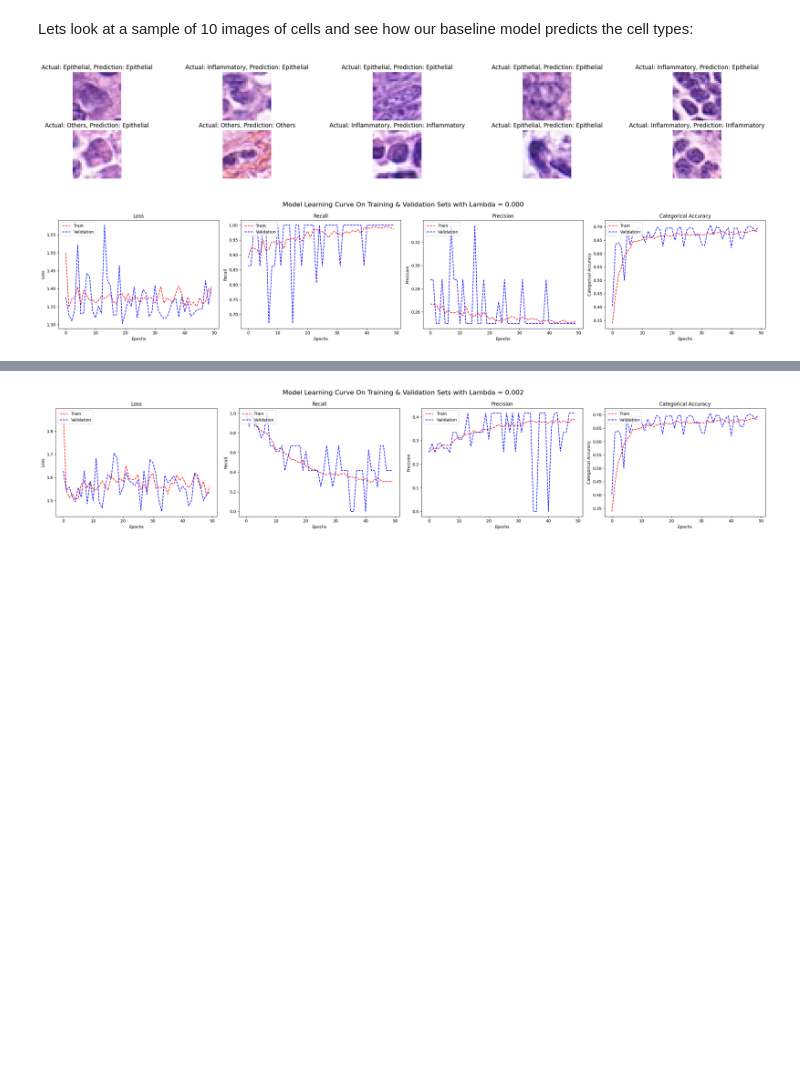
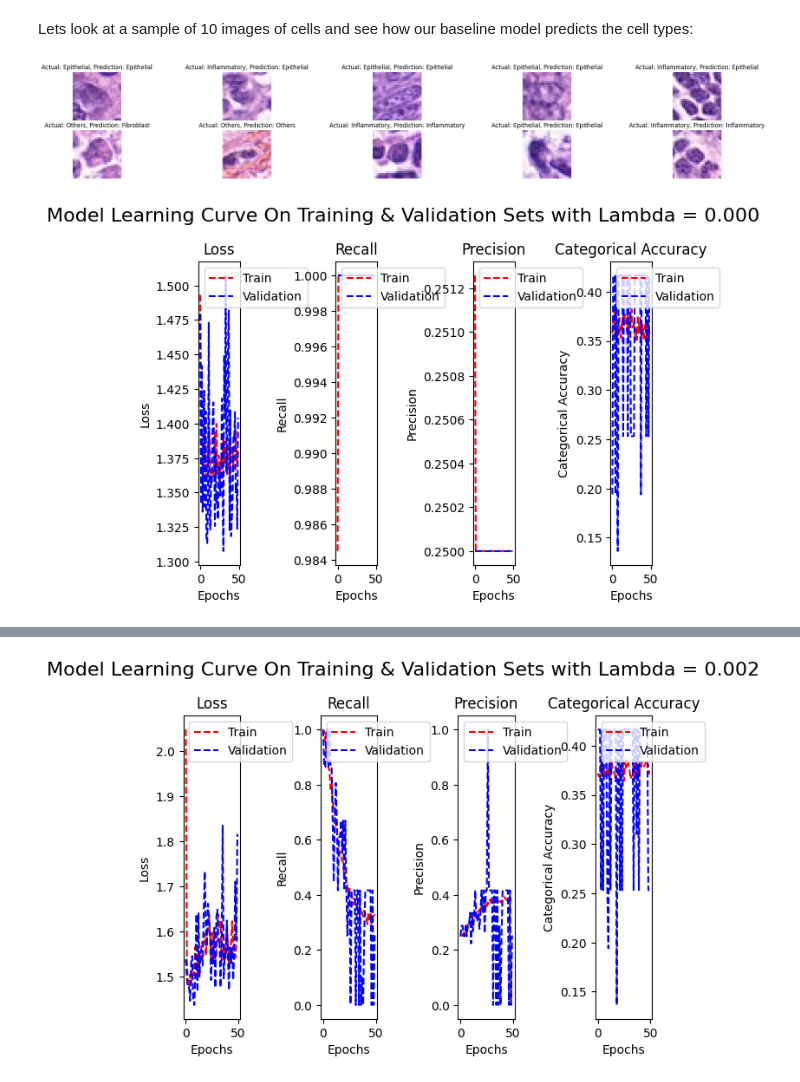
Before and after one commit to IbrahimAshhab/ML-A2-Colon-Cancer, a Jupyter notebook: s3953973_s4007880.ipynb, the cells around one changed output, grey strips where cells are left out. Drawn from its saved outputs; the diff is of its cells as text; code cells hidden in the pictures; blank space fills up the shorter version.

```diff
--- a/s3953973_s4007880.ipynb
+++ b/s3953973_s4007880.ipynb
@@ -914,10 +914,6 @@ def plot_learning_curve(train_loss, val_loss,
                         train_metric_3, val_metric_3,
                         metric_name_1, metric_name_2, metric_name_3,
                         title):
-
-    plt.figure(figsize=(25,5))
-
-    # Plot loss
     plt.subplot(1, 4, 1)
     plt.plot(train_loss, 'r--')
     plt.plot(val_loss, 'b--')
@@ -959,8 +955,8 @@ def plot_learning_curve(train_loss, val_loss,
 # print(history.history.keys())
 plot_learning_curve(
     history.history['loss'], history.history['val_loss'],
-    history.history['recall_14'], history.history['val_recall_14'],
-    history.history['precision_14'], history.history['val_precision_14'],
+    history.history['recall'], history.history['val_recall'],
+    history.history['precision'], history.history['val_precision'],
     history.history['categorical_accuracy'], history.history['val_categorical_accuracy'],
     metric_name_1='Recall',
     metric_name_2='Precision',
@@ -1021,23 +1017,23 @@ for x,y in test_generator:
 # %%
 l2_vals = [0.0, 0.002, 0.02]
 
 for i,ridge in enumerate(l2_vals):
     new_model = tf.keras.Sequential([
     tf.keras.layers.Flatten(input_shape=INPUT_DIM),
     tf.keras.layers.Dense(HIDDEN_LAYER_DIM, activation='sigmoid',kernel_regularizer=tf.keras.regularizers.l2(ridge)),
     tf.keras.layers.Dense(OUTPUT_CLASSES,kernel_regularizer=tf.keras.regularizers.l2(ridge))
     ])
     optimizer = tf.keras.optimizers.Adam(learning_rate = 0.01)
     new_model.compile(optimizer=optimizer,loss=tf.keras.losses.CategoricalCrossentropy(from_logits=True),
-              metrics=[tf.keras.metrics.Recall(), tf.keras.metrics.Precision()])
+              metrics=['precision', 'recall', 'categorical_accuracy'])
     new_history = new_model.fit(train_generator, validation_data = validation_generator, epochs=50, verbose=0)
     var = list(new_history.history.keys())
     title = f'Model Learning Curve On Training & Validation Sets with Lambda = {ridge:.3f}'
     plot_learning_curve(new_history.history['loss'], new_history.history['val_loss'],
-                    new_history.history[var[2]], new_history.history[var[5]],
-                    new_history.history[var[1]], new_history.history[var[4]],
-                    history.history['categorical_accuracy'], history.history['val_categorical_accuracy'],
+                    new_history.history['recall'], new_history.history['val_recall'],
+                    new_history.history['precision'], new_history.history['val_precision'],
+                    new_history.history['categorical_accuracy'], new_history.history['val_categorical_accuracy'],
                     "Recall", "Precision", "Categorical Accuracy", title)
     new_model.evaluate(test_generator)
 # %% [output]
-[figure, old version]
+[figure, new version]
@@ -1045 +1041 @@ for i,ridge in enumerate(l2_vals):
-[figure, old version]
+[figure, new version]
```
Also changed, not shown: parts of 19 cells of this notebook.
